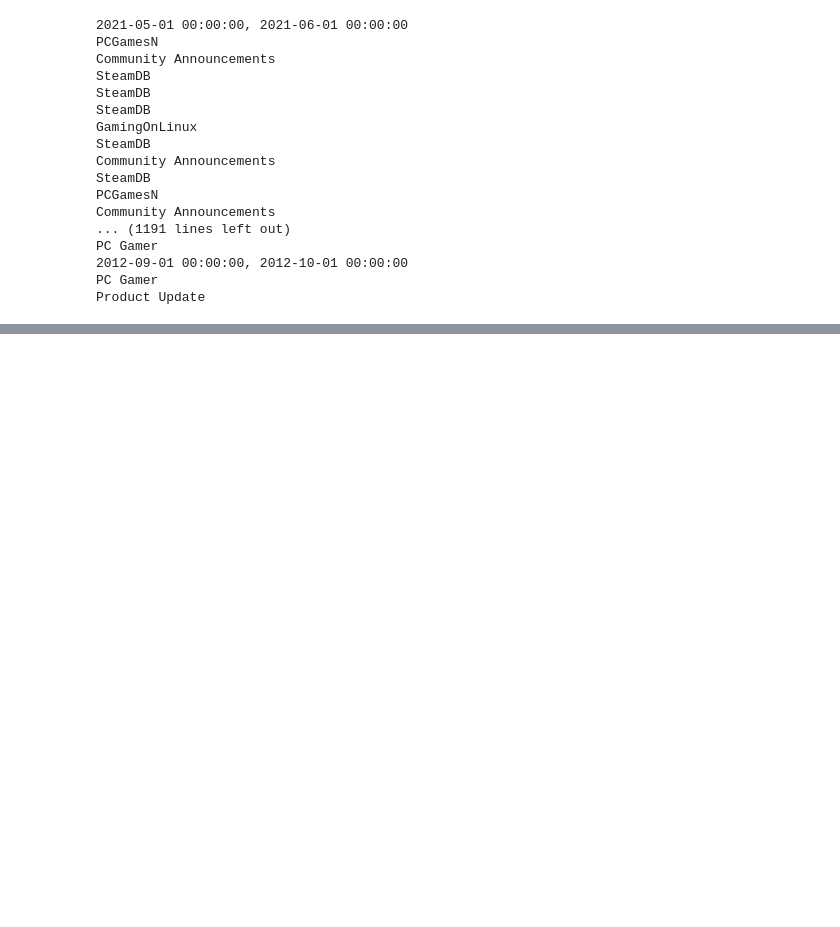
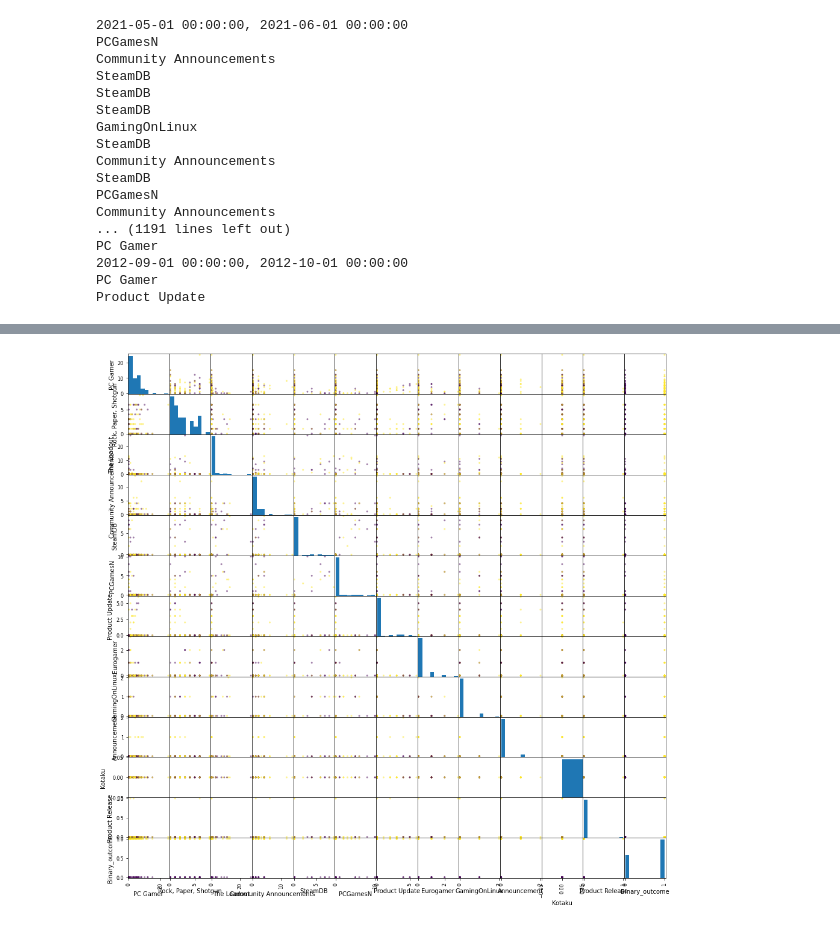
Before and after one commit to SofiaKauser/Steam-Project, a Jupyter notebook: Steam_player_data_varies_with_news_feed.ipynb, the cells around one changed output, grey strips where cells are left out. Cells and saved outputs as stored; diff of their text form; code cells hidden in the pictures; blank space fills up the shorter version.

Commit message:
updated code with larger data set

```diff
--- a/Steam_player_data_varies_with_news_feed.ipynb
+++ b/Steam_player_data_varies_with_news_feed.ipynb
@@ -515,0 +535,5 @@ CSGO
+# %%
+# add binary target: positive or negative change
+# 1 for positive, 0 for negative
+CSGO["Binary_outcome"] = 0
+CSGO
@@ -515,0 +559,10 @@ CSGO
+# %%
+for i in range (0, len(CSGO)):
+    if (CSGO.loc[i, 'Percent_Gain'] > 0):
+        CSGO.loc[i, 'Binary_outcome'] = 1
+    elif (CSGO.loc[i, 'Percent_Gain'] < 0):
+        CSGO.loc[i, 'Binary_outcome'] = 0
+    else:
+        print("this should never be printed")
+
+CSGO
@@ -515,0 +605,6 @@ CSGO
+# %%
+# temporary reference. will do until full data set is passed in.
+Monthly_data_cleaned_joined = CSGO
+# %%
+# drop non-numerical data
+Monthly_data_cleaned_joined = Monthly_data_cleaned_joined.drop(columns=['APP', 'Date', 'Percent_Gain'])
@@ -515,0 +684,5 @@ CSGO
+# %%
+pd.plotting.scatter_matrix(Monthly_data_cleaned_joined, c=Monthly_data_cleaned_joined["Binary_outcome"], figsize=(16,16))
+plt.savefig("1.png", format="png")
+# %% [output]
+[figure, added]
```
Also changed, not shown: parts of 74 cells of this notebook, 1 other file.
